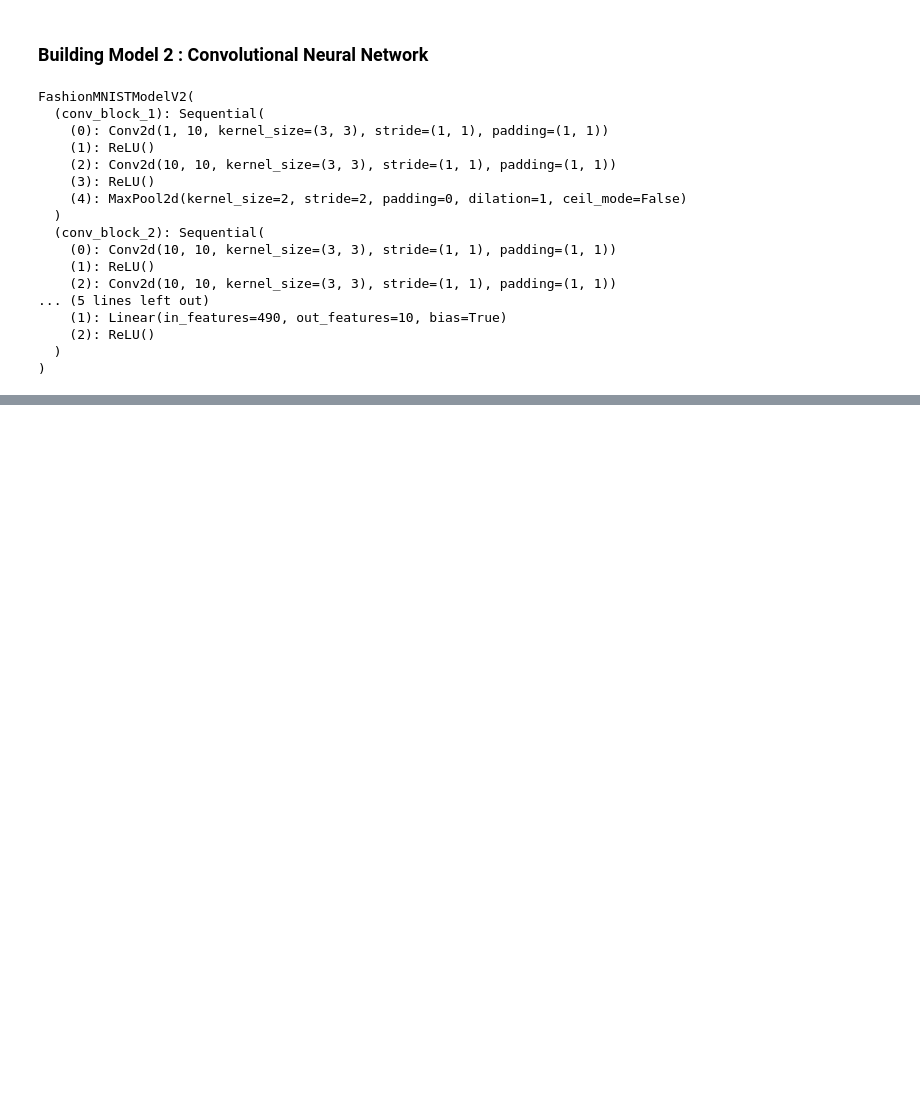
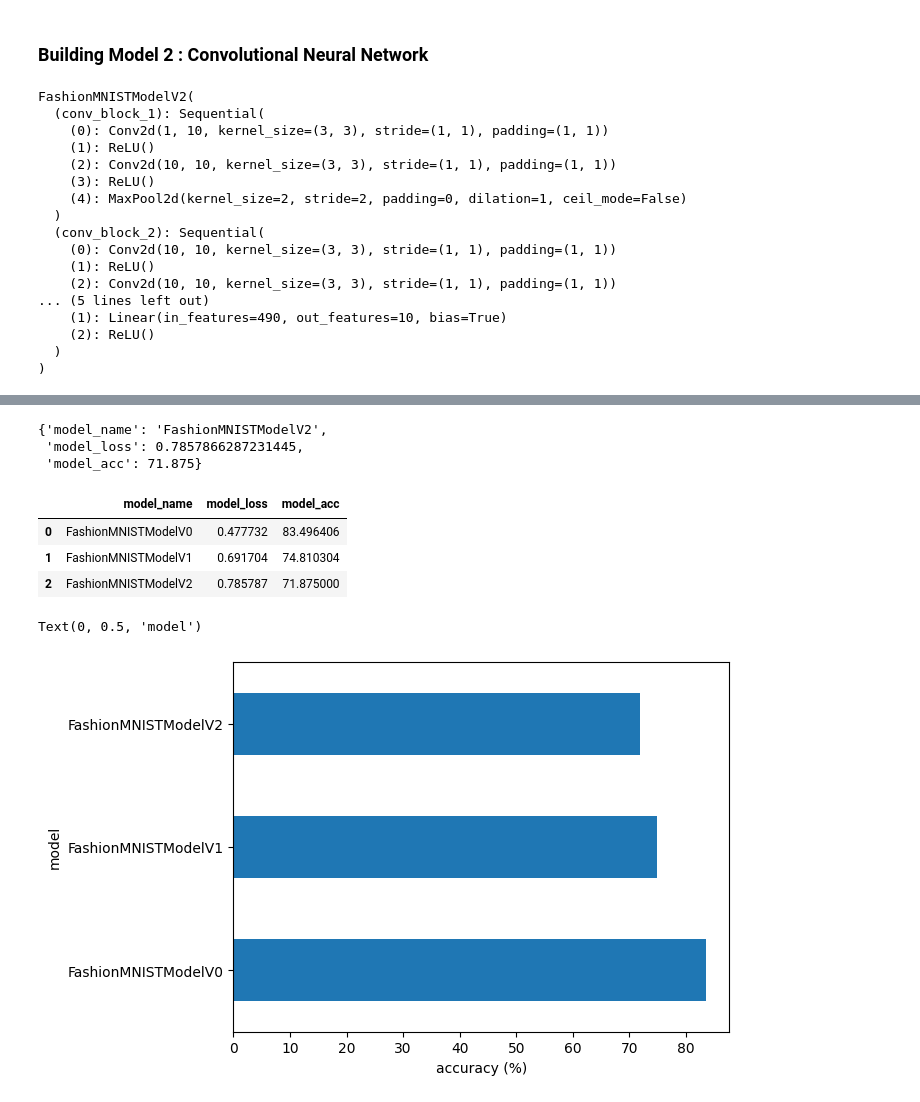
Before and after one commit to Abisheklimbu/pytorch, a Jupyter notebook: 03_computer_vision.ipynb, the cells around one changed output, grey strips where cells are left out. Cells and saved outputs as stored; diff of their text form; code cells hidden in the pictures; blank space fills up the shorter version.

```diff
--- a/03_computer_vision.ipynb
+++ b/03_computer_vision.ipynb
@@ -723,0 +730,29 @@ tensor([[0.0366, 0.0000, 0.0686, 0.0000, 0.0068, 0.0290, 0.0132, 0.0084, 0.0000,
+# %%
+torch.manual_seed(42)
+
+# Measure time
+from timeit import default_timer as timer
+train_time_start_model_2 = timer()
+
+# Train and test model
+epochs = 3
+for epoch in tqdm(range(epochs)):
+    print(f"Epoch: {epoch}\n---------")
+    train_step(data_loader=train_dataloader,
+        model=model_2,
+        loss_fn=loss_fn,
+        optimizer=optimizer,
+        accuracy_fn=accuracy_fn,
+        device=device
+    )
+    test_step(data_loader=test_dataloader,
+        model=model_2,
+        loss_fn=loss_fn,
+        accuracy_fn=accuracy_fn,
+        device=device
+    )
+
+train_time_end_model_2 = timer()
+total_train_time_model_2 = print_train_time(start=train_time_start_model_2,
+                                           end=train_time_end_model_2,
+                                           device=device)
@@ -723,0 +776,28 @@ tensor([[0.0366, 0.0000, 0.0686, 0.0000, 0.0068, 0.0290, 0.0132, 0.0084, 0.0000,
+# %%
+# Evaluation
+model_2_results = eval_model(data_loader=test_dataloader,
+                            model=model_2,
+                            loss_fn=loss_fn,
+                            accuracy_fn=accuracy_fn)
+model_2_results
+# %% [output]
+{'model_name': 'FashionMNISTModelV2',
+ 'model_loss': 0.7857866287231445,
+ 'model_acc': 71.875}
+# %%
+import pandas as pd
+compare_results = pd.DataFrame([model_0_results, model_1_results, model_2_results])
+compare_results
+# %% [output]
+|  | model_name | model_loss | model_acc |
+| 0 | FashionMNISTModelV0 | 0.477732 | 83.496406 |
+| 1 | FashionMNISTModelV1 | 0.691704 | 74.810304 |
+| 2 | FashionMNISTModelV2 | 0.785787 | 71.875000 |
+# %%
+# Visualize our model results
+compare_results.set_index("model_name")["model_acc"].plot(kind="barh")
+plt.xlabel("accuracy (%)")
+plt.ylabel("model")
+# %% [output]
+Text(0, 0.5, 'model')
+[figure, added]
```
Also changed, not shown: parts of 37 cells of this notebook, 10 other files.
